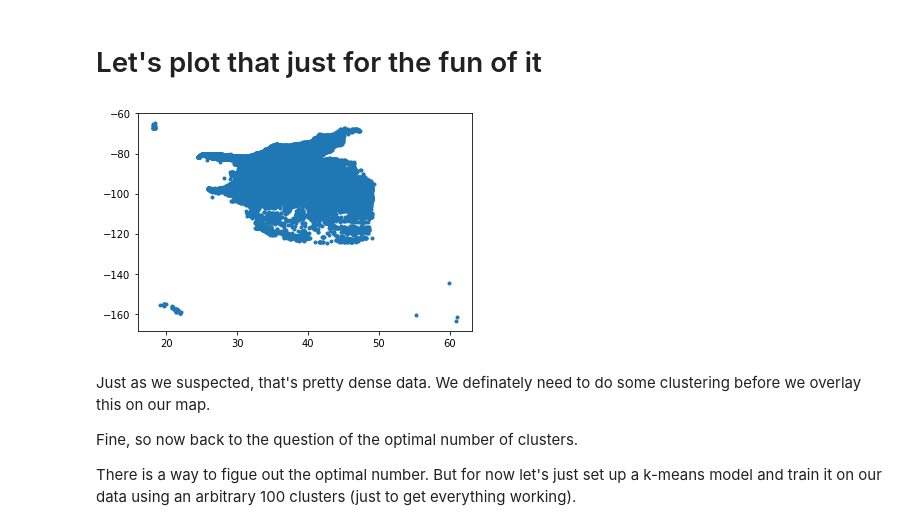
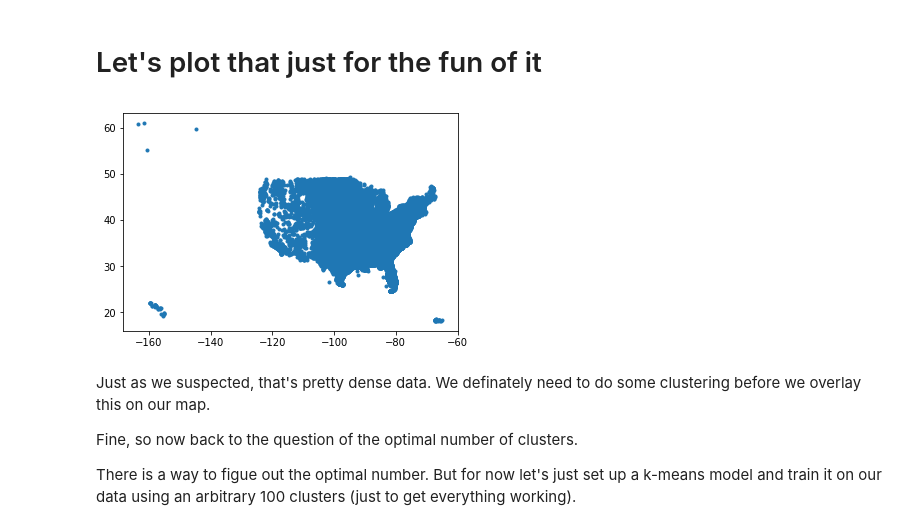
Before and after one commit to gmcookie/Coursera_Capstone, a Jupyter notebook: Tornados.ipynb, the cells around one changed output. Cells and saved outputs as stored; diff of their text form; code cells hidden in the pictures.

Commit message:
Flipped X&Y on plots

```diff
--- a/Tornados.ipynb
+++ b/Tornados.ipynb
@@ -131,11 +131,11 @@ latlong.shape
 # %% [markdown]
 # Let's plot that just for the fun of it
 # %%
-p = plt.scatter(latlong.iloc[:, 0], latlong.iloc[:, 1], marker='.')
+p = plt.scatter(latlong.iloc[:, 1], latlong.iloc[:, 0], marker='.')
 
 plt.show()
 # %% [output]
-[figure, old version]
+[figure, new version]
 # %% [markdown]
 Just as we suspected, that's pretty dense data.  We definately need to do some clustering before we
 overlay this on our map.
```
Also changed, not shown: parts of 1 cell of this notebook.
